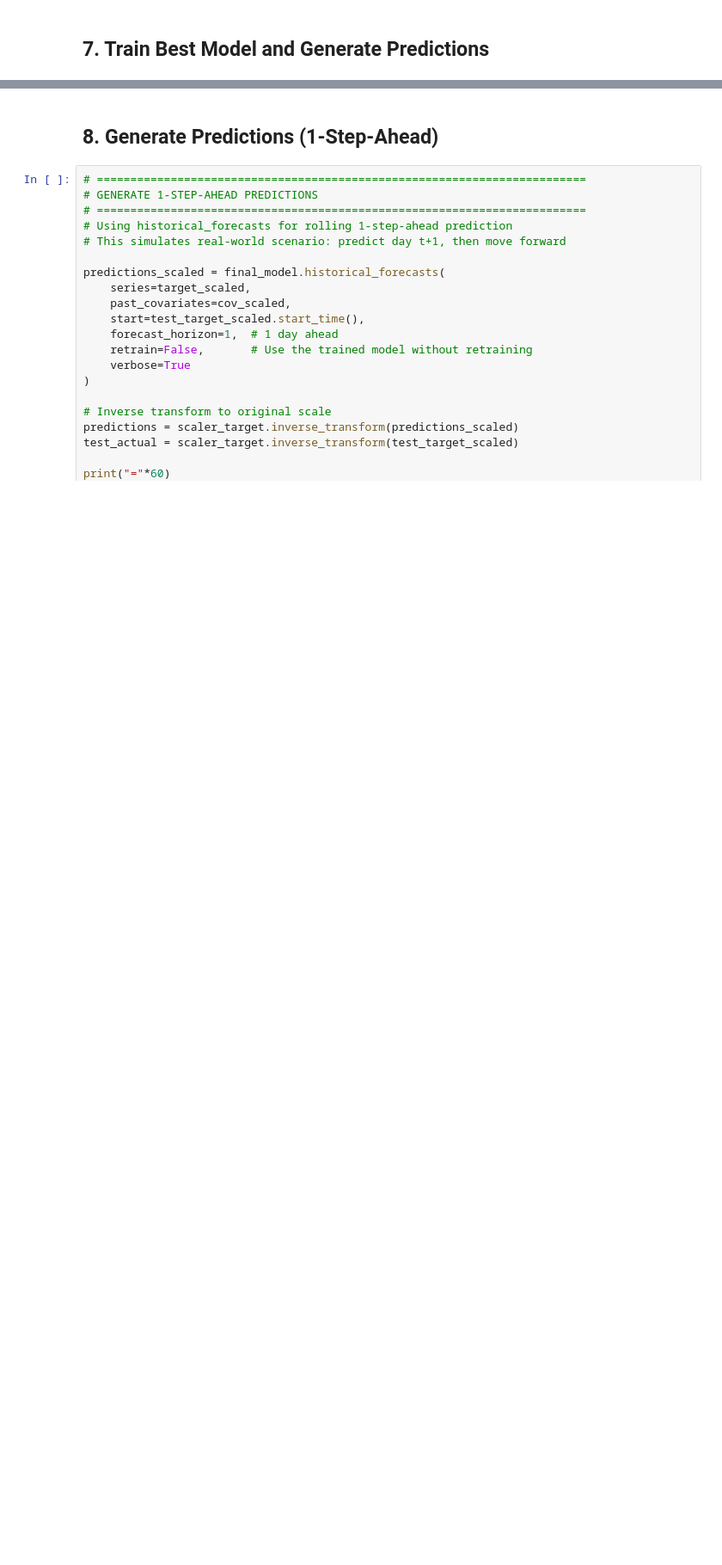
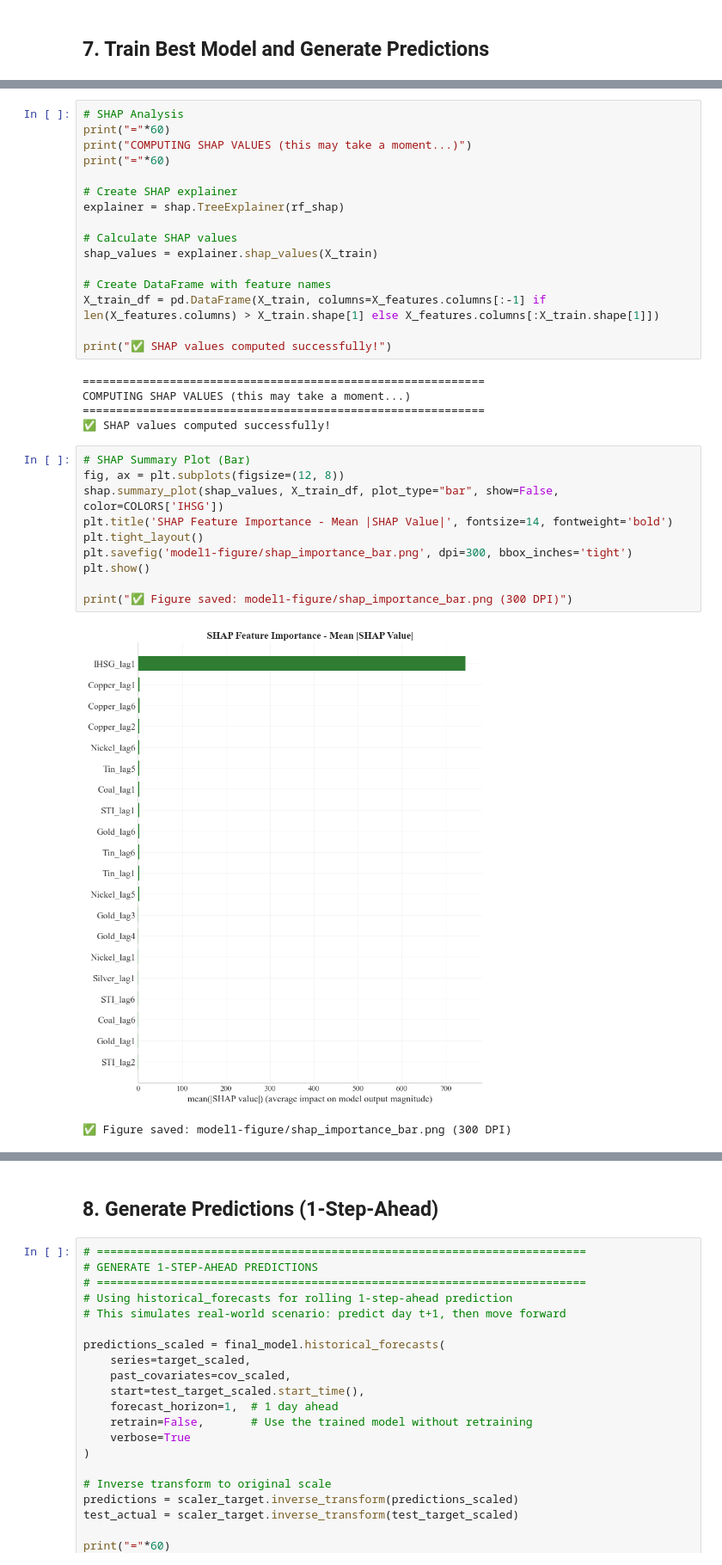
Before and after one commit to ravsssh/tesis-hakam, a Jupyter notebook: model-2-static.ipynb, the cells around one changed output, grey strips where cells are left out. Shown at 86% size. Cells and saved outputs as stored; diff of their text form; blank space fills up the shorter version.

```diff
--- a/model-2-static.ipynb
+++ b/model-2-static.ipynb
@@ -588,0 +845,34 @@ print(f"  - Past: {covariates.components.tolist()}")
+# %%
+# SHAP Analysis
+print("="*60)
+print("COMPUTING SHAP VALUES (this may take a moment...)")
+print("="*60)
+
+# Create SHAP explainer
+explainer = shap.TreeExplainer(rf_shap)
+
+# Calculate SHAP values
+shap_values = explainer.shap_values(X_train)
+
+# Create DataFrame with feature names
+X_train_df = pd.DataFrame(X_train, columns=X_features.columns[:-1] if len(X_features.columns) > X_train.shape[1] else X_features.columns[:X_train.shape[1]])
+
+print("✅ SHAP values computed successfully!")
+# %% [output]
+============================================================
+COMPUTING SHAP VALUES (this may take a moment...)
+============================================================
+✅ SHAP values computed successfully!
+# %%
+# SHAP Summary Plot (Bar)
+fig, ax = plt.subplots(figsize=(12, 8))
+shap.summary_plot(shap_values, X_train_df, plot_type="bar", show=False, color=COLORS['IHSG'])
+plt.title('SHAP Feature Importance - Mean |SHAP Value|', fontsize=14, fontweight='bold')
+plt.tight_layout()
+plt.savefig('model1-figure/shap_importance_bar.png', dpi=300, bbox_inches='tight')
+plt.show()
+
+print("✅ Figure saved: model1-figure/shap_importance_bar.png (300 DPI)")
+# %% [output]
+[figure, added]
+✅ Figure saved: model1-figure/shap_importance_bar.png (300 DPI)
```
Also changed, not shown: parts of 20 cells of this notebook, 16 other files.
